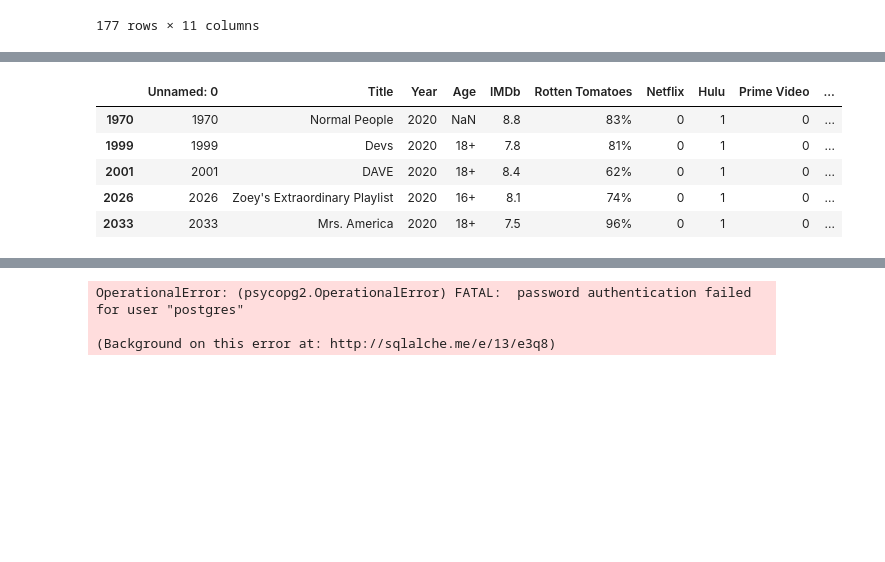
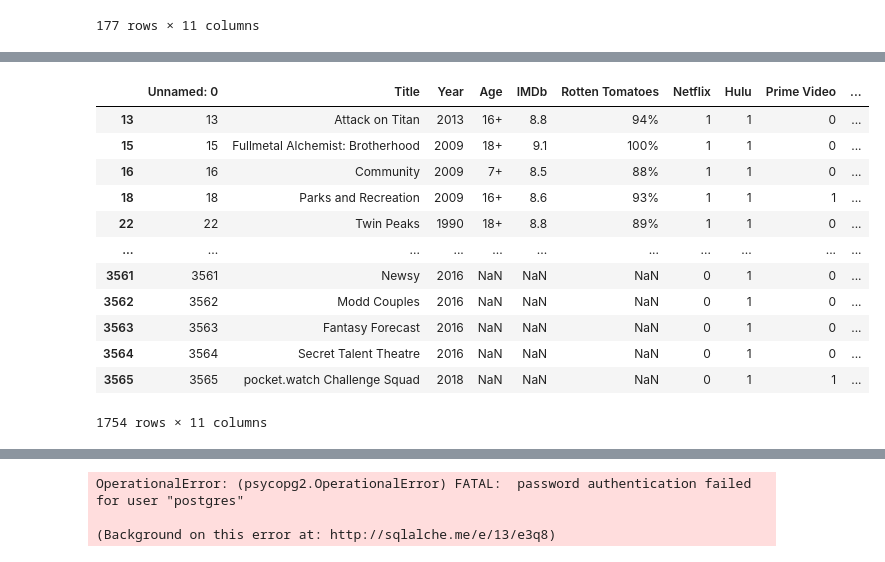
Before and after one commit to stephenbretscher/Full_Stack_Analysis_of_TV_Viewing_Habits, a Jupyter notebook: csv_cleanup.ipynb, the cells around one changed output, grey strips where cells are left out. Cells and saved outputs as stored; diff of their text form; code cells hidden in the pictures; blank space fills up the shorter version.

```diff
--- a/csv_cleanup.ipynb
+++ b/csv_cleanup.ipynb
@@ -88,11 +89,18 @@ netflix_df
 # %%
-hulu_df = tv_shows_2020.loc[tv_shows_2020['Hulu'] == 1]
-hulu_df.head()
+hulu_df = tv_shows_df.loc[tv_shows_df['Hulu'] == 1]
+hulu_df
 # %% [output]
 |  | Unnamed: 0 | Title | Year | Age | IMDb | Rotten Tomatoes | Netflix | Hulu | Prime Video | ... |
-| 1970 | 1970 | Normal People | 2020 | NaN | 8.8 | 83% | 0 | 1 | 0 | ... |
-| 1999 | 1999 | Devs | 2020 | 18+ | 7.8 | 81% | 0 | 1 | 0 | ... |
-| 2001 | 2001 | DAVE | 2020 | 18+ | 8.4 | 62% | 0 | 1 | 0 | ... |
-| 2026 | 2026 | Zoey's Extraordinary Playlist | 2020 | 16+ | 8.1 | 74% | 0 | 1 | 0 | ... |
-| 2033 | 2033 | Mrs. America | 2020 | 18+ | 7.5 | 96% | 0 | 1 | 0 | ... |
+| 13 | 13 | Attack on Titan | 2013 | 16+ | 8.8 | 94% | 1 | 1 | 0 | ... |
+| 15 | 15 | Fullmetal Alchemist: Brotherhood | 2009 | 18+ | 9.1 | 100% | 1 | 1 | 0 | ... |
+| 16 | 16 | Community | 2009 | 7+ | 8.5 | 88% | 1 | 1 | 0 | ... |
+| 18 | 18 | Parks and Recreation | 2009 | 16+ | 8.6 | 93% | 1 | 1 | 1 | ... |
+| 22 | 22 | Twin Peaks | 1990 | 18+ | 8.8 | 89% | 1 | 1 | 0 | ... |
+| ... | ... | ... | ... | ... | ... | ... | ... | ... | ... | ... |
+| 3561 | 3561 | Newsy | 2016 | NaN | NaN | NaN | 0 | 1 | 0 | ... |
+| 3562 | 3562 | Modd Couples | 2016 | NaN | NaN | NaN | 0 | 1 | 0 | ... |
+| 3563 | 3563 | Fantasy Forecast | 2016 | NaN | NaN | NaN | 0 | 1 | 0 | ... |
+| 3564 | 3564 | Secret Talent Theatre | 2016 | NaN | NaN | NaN | 0 | 1 | 0 | ... |
+| 3565 | 3565 | pocket.watch Challenge Squad | 2018 | NaN | NaN | NaN | 0 | 1 | 1 | ... |
+1754 rows × 11 columns
 # %%
```
Also changed, not shown: parts of 7 cells of this notebook, 1 other file.
